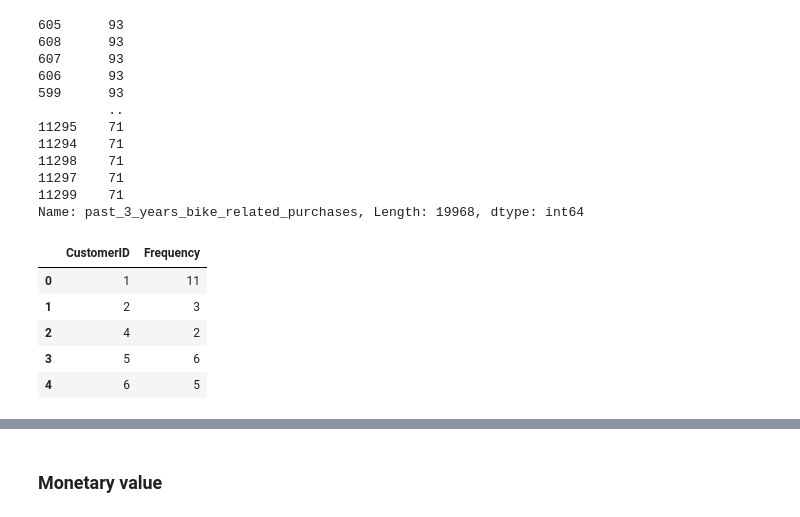
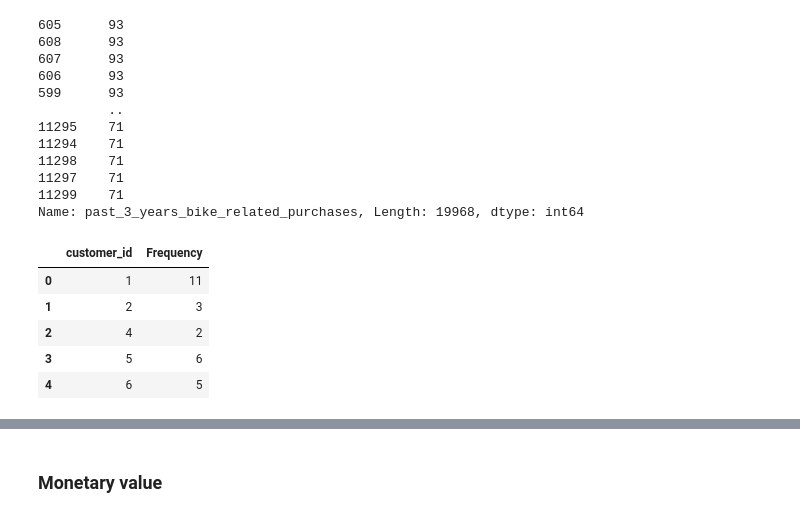
Before and after one commit to yypserena/KPMG_virtual_data_analytics_task, a Jupyter notebook: KPMG_virtual_RFM analysis.ipynb, the cells around one changed output, grey strips where cells are left out. Saved outputs shown, nothing was run; the diff lists cells and outputs as text; code cells hidden in the pictures.

```diff
--- a/KPMG_virtual_RFM analysis.ipynb
+++ b/KPMG_virtual_RFM analysis.ipynb
@@ -195,10 +195,10 @@ Name: past_3_years_bike_related_purchases, Length: 19968, dtype: int64
 # %%
 freq = df.groupby('customer_id')['past_3_years_bike_related_purchases'].count()
 aus_freq = pd.DataFrame(freq).reset_index()
-aus_freq.columns = ['CustomerID', 'Frequency']
+aus_freq.columns = ['customer_id', 'Frequency']
 aus_freq.head()
 # %% [output]
-|  | CustomerID | Frequency |
+|  | customer_id | Frequency |
 | 0 | 1 | 11 |
 | 1 | 2 | 3 |
 | 2 | 4 | 2 |
```
Also changed, not shown: parts of 30 cells of this notebook.
